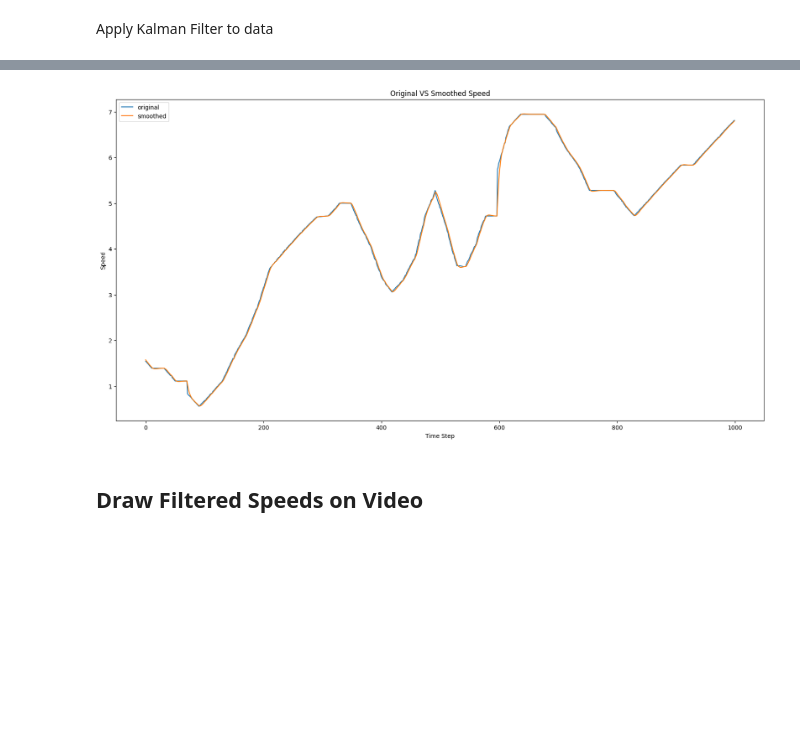
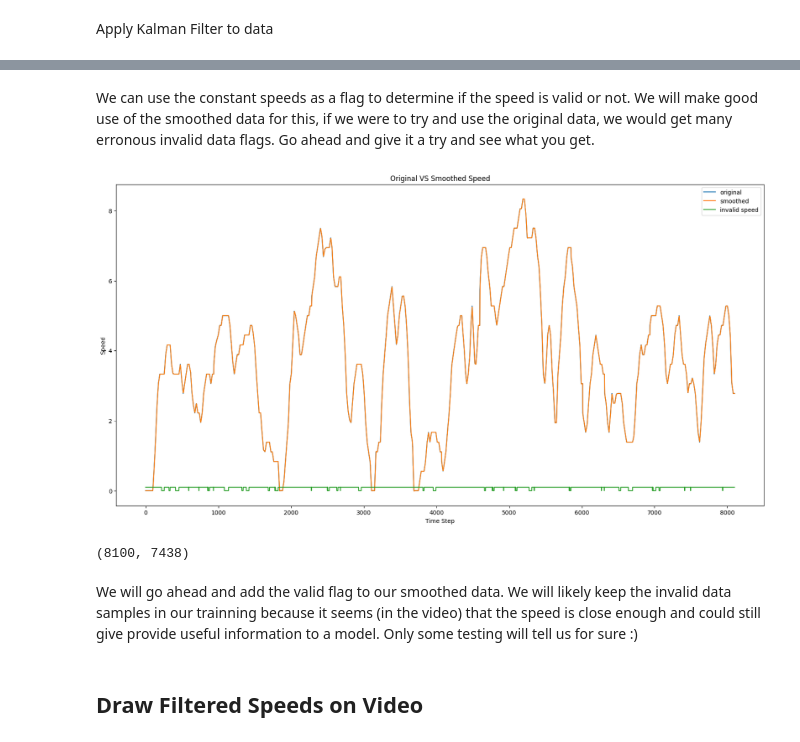
Before and after one commit to itberrios/CV_projects, a Jupyter notebook: mars_challenge/kalman_filter_tutorial.ipynb, the cells around one changed output, grey strips where cells are left out. Saved outputs shown, nothing was run; the diff lists cells and outputs as text; code cells hidden in the pictures; blank space fills up the shorter version.

```diff
--- a/mars_challenge/kalman_filter_tutorial.ipynb
+++ b/mars_challenge/kalman_filter_tutorial.ipynb
@@ -58,8 +58,8 @@ from filterpy.common import Q_discrete_white_noise
 
 # parameters
 dt = 1 # time step
-q_var = 0.13 # Process noise covariance
-r_var = 20.0 # measurment noise covairance
+q_var = 0.25 # Process noise covariance
+r_var = 5.0 # measurment noise covairance
 x_var = 1000.0 # process noise covariance
 
 
@@ -73,7 +73,7 @@ def get_kalman_filter(dt, q_var, r_var, x_var):
     """
 
     # creat Kalman Filter Object
-    kf = KalmanFilter (dim_x=3, dim_z=2)
+    kf = KalmanFilter(dim_x=3, dim_z=2)
 
     # state vector
     kf.x = np.array([[0.0],  # position
@@ -82,10 +82,10 @@ def get_kalman_filter(dt, q_var, r_var, x_var):
 
     # state transition matrix
     kf.F = np.array([[1, dt, 0.5*dt**2],  # x position
-                     [0,  1,        dt],  # x velocity
+                     [0,  1,        dt],  # x speed
                      [0,  0,         1]]) # x speed
 
-    # measurement matrix (funtion) --> only measure velocity and acceleration
+    # measurement matrix (funtion) --> only measure speed and acceleration
     kf.H = np.array([[0.0, 1.0, 1.0],
                     [0.0, 0.0, 1.0]])
 
@@ -93,7 +93,8 @@ def get_kalman_filter(dt, q_var, r_var, x_var):
     kf.P *= x_var
 
     # measurment noise
-    kf.R *= r_var
+    kf.R[0,0] *= r_var    # speed measurements
+    kf.R[1,1] *= 5*r_var # acceleration measurements
 
     # Process Noise
     kf.Q = Q_discrete_white_noise(dim=3, dt=dt, var=q_var)
@@ -102,10 +103,11 @@ def get_kalman_filter(dt, q_var, r_var, x_var):
 
 # create kalman Filter Object
 kf = get_kalman_filter(dt, q_var, r_var, x_var)
+# kf = get_kalman_filter(dt, q_var, r_var*1000, x_var)
 # %% [markdown]
 Apply Kalman Filter to data
 # %%
-def get_filtered_states(y_data):
+def get_filtered_states(y_data, kf_obj):
     x_states = []
 
     prev_xs = 0.0
@@ -117,14 +119,14 @@ def get_filtered_states(y_data):
         z = np.array([[xs, 0.0]])
 
         # update with new measurement
-        kf.update(z)
+        kf_obj.update(z)
         x_states.append(kf.x)
 
         # predict next state
-        kf.predict()
+        kf_obj.predict()
 
     return np.array(x_states)
 
 
-x_states = get_filtered_states(y_train)
+x_states = get_filtered_states(y_train, kf)
 y_train_smooth = x_states[:, 1]
@@ -131,10 +157,24 @@ y_train_smooth = x_states[:, 1]
+# %% [markdown]
+We can use the constant speeds as a flag to determine if the speed is valid or not. We will make good use of the smoothed data for this, if we were to try and use the original data, we would get many erronous invalid data flags. Go ahead and give it a try and see what you get.
+# %%
+speed_valid = ~(np.abs(np.diff(y_train_smooth.flatten(), prepend=0)) <= 1e-6)
+
+# always assume 0 speed is valid
+speed_valid[y_train <= 1e-3] = True
 # %%
 plt.figure(figsize=(20, 10))
-plt.plot(y_train[4000:5000], label='original')
-plt.plot(y_train_smooth[4000:5000], label='smoothed')
+plt.plot(y_train, label='original')
+plt.plot(y_train_smooth, label='smoothed')
+plt.plot(speed_valid*0.1, label='invalid speed')
 plt.title("Original VS Smoothed Speed")
 plt.xlabel("Time Step")
 plt.ylabel("Speed")
 plt.legend();
 # %% [output]
-[figure, old version]
+[figure, new version]
+# %%
+len(y_train), sum(speed_valid)
+# %% [output]
+(8100, 7438)
+# %% [markdown]
+We will go ahead and add the valid flag to our smoothed data. We will likely keep the invalid data samples in our trainning because it seems (in the video) that the speed is close enough and could still give provide useful information to a model. Only some testing will tell us for sure :)
```
Also changed, not shown: parts of 5 cells of this notebook.
